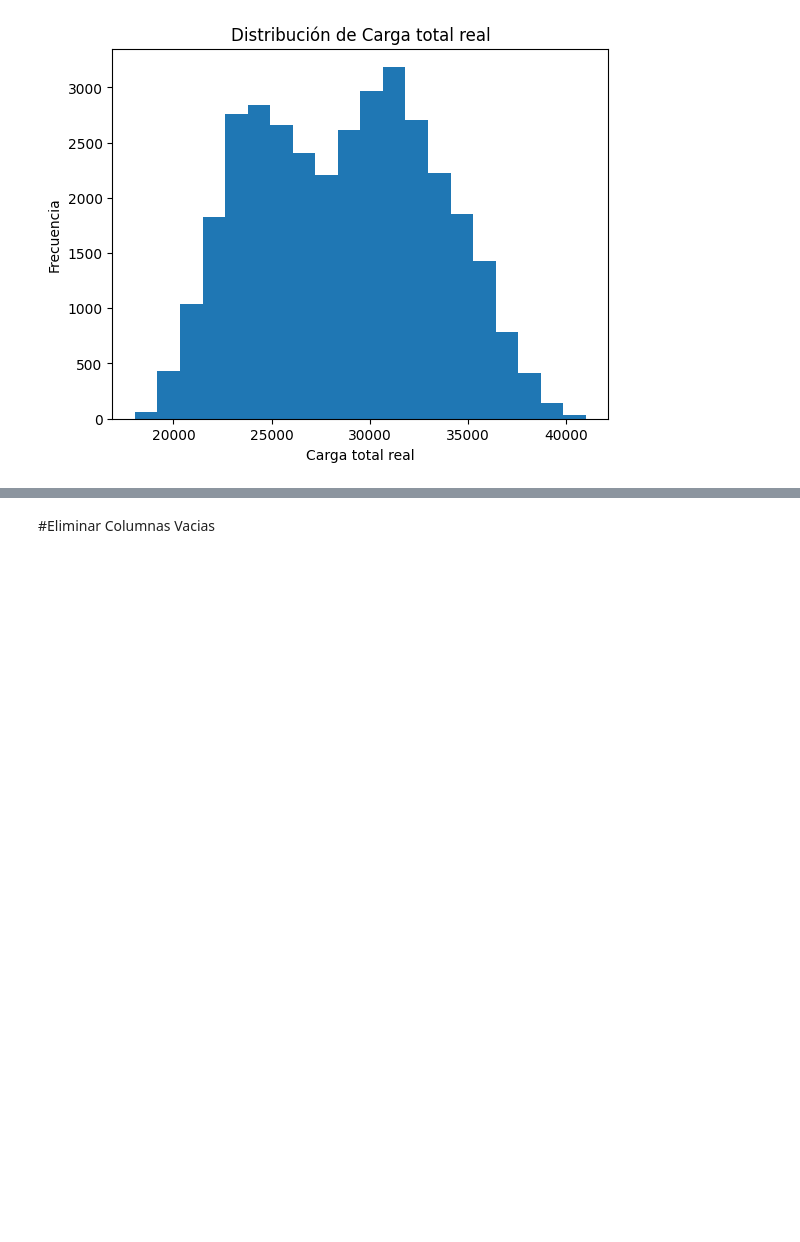
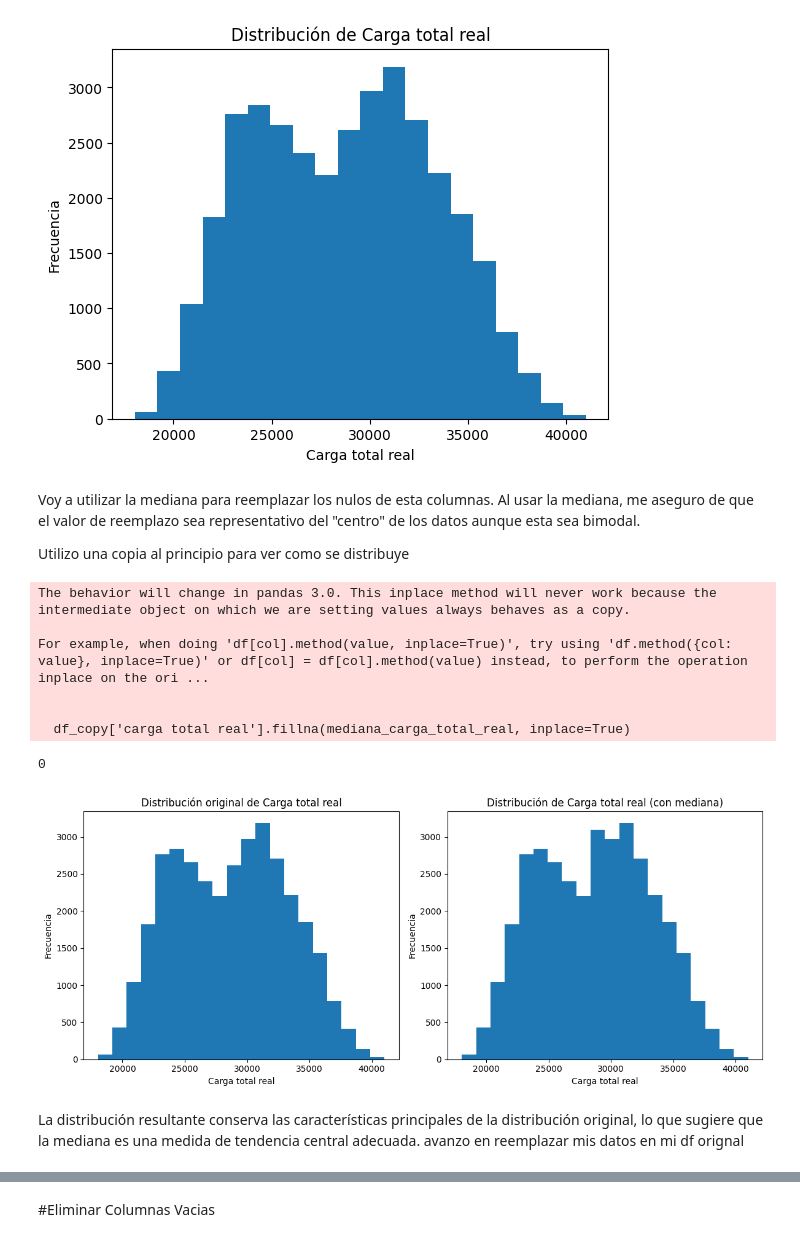
Before and after one commit to Rociosamudio/Machine-Learning-Data-Science-II, a Jupyter notebook: actividad_práctica_APIS_"LizRocio_SamudioRuiz”.ipynb, the cells around one changed output, grey strips where cells are left out. Cells and saved outputs as stored; diff of their text form; code cells hidden in the pictures; blank space fills up the shorter version.

```diff
--- a/actividad_práctica_APIS_"LizRocio_SamudioRuiz”.ipynb
+++ b/actividad_práctica_APIS_"LizRocio_SamudioRuiz”.ipynb
@@ -495,4 +495,53 @@ plt.title('Distribución de Carga total real')
 plt.show()
 # %% [output]
 [figure]
+# %% [markdown]
+Voy a utilizar la mediana para reemplazar los nulos de esta columnas. Al usar la mediana, me aseguro de que el valor de reemplazo sea representativo del "centro" de los datos aunque esta sea bimodal.
+
+Utilizo una copia al principio para ver como se distribuye
+# %%
+# 2. Crea una copia del DataFrame original
+df_copy = df.copy()
+
+# 3. Calcula la mediana de la columna 'carga total real' en la copia
+mediana_carga_total_real = df_copy['carga total real'].median()
+
+# 4. Imputa los valores nulos con la mediana en la copia
+df_copy['carga total real'].fillna(mediana_carga_total_real, inplace=True)
+
+# 5. (Opcional) Verifica que no queden valores nulos en la copia
+print(df_copy['carga total real'].isnull().sum())  # Debería imprimir 0
+
+# 6. Crea la figura y los subplots para los histogramas
+fig, axes = plt.subplots(1, 2, figsize=(12, 5))
+
+# 7. Grafica el histograma de la distribución original
+axes[0].hist(df['carga total real'], bins=20)  # Ajusta el número de bins según sea necesario
+axes[0].set_xlabel('Carga total real')
+axes[0].set_ylabel('Frecuencia')
+axes[0].set_title('Distribución original de Carga total real')
+
+# 8. Grafica el histograma de la distribución con la mediana imputada
+axes[1].hist(df_copy['carga total real'], bins=20)  # Ajusta el número de bins según sea necesario
+axes[1].set_xlabel('Carga total real')
+axes[1].set_ylabel('Frecuencia')
+axes[1].set_title('Distribución de Carga total real (con mediana)')
+
+# 9. Muestra los histogramas
+plt.tight_layout()  # Ajusta los subplots para que no se superpongan
+plt.show()
+
+# 10. (Opcional) Guarda los datos con los valores imputados en un nuevo archivo
+df_copy.to_csv("tu_archivo_con_mediana.csv", index=False)
+# %% [output]
+The behavior will change in pandas 3.0. This inplace method will never work because the intermediate object on which we are setting values always behaves as a copy.
+
+For example, when doing 'df[col].method(value, inplace=True)', try using 'df.method({col: value}, inplace=True)' or df[col] = df[col].method(value) instead, to perform the operation inplace on the ori ...
+
+
+  df_copy['carga total real'].fillna(mediana_carga_total_real, inplace=True)
+0
+[figure, added]
+# %% [markdown]
+La distribución resultante conserva las características principales de la distribución original, lo que sugiere que la mediana es una medida de tendencia central adecuada. avanzo en reemplazar mis datos en mi df orignal
 # %%
```
Also changed, not shown: parts of 20 cells of this notebook.
